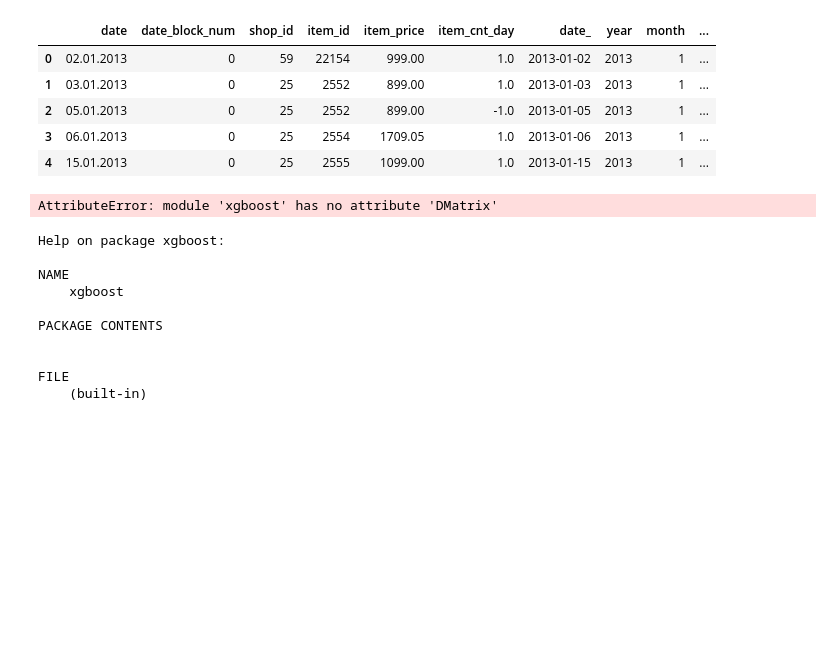
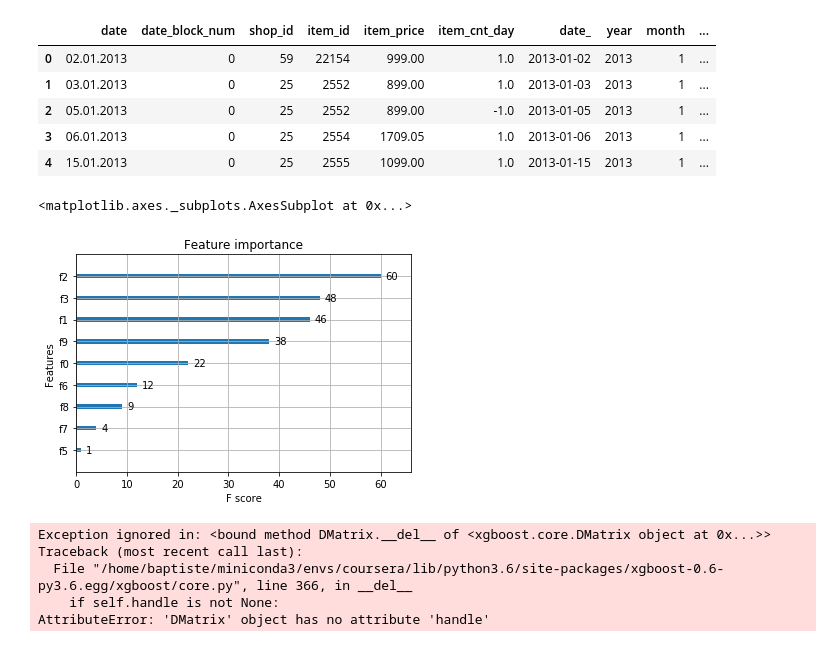
Before and after one commit to Batmobil/htwdsc, a Jupyter notebook: EDA_1st_week.ipynb, the cells around one changed output. Drawn from its saved outputs; the diff is of its cells as text; code cells hidden in the pictures; blank space fills up the shorter version.

Commit message:
adding xgboost regression, feature importance and GridSearch.

```diff
--- a/EDA_1st_week.ipynb
+++ b/EDA_1st_week.ipynb
@@ -291,28 +292,27 @@ train.head()
 # %%
 # read in data
-train_xgb = train.drop(['item_cnt_day'], axis=1)
+train_xgb = train.drop(['item_cnt_day', 'date', 'date_'], axis=1)
 target_xgb = train[['item_cnt_day']]
-dtrain = xgb.DMatrix(train_xgb.values, target_xgb.values)
-# %% [output]
-AttributeError: module 'xgboost' has no attribute 'DMatrix'
+# %%
+X_train, X_test, y_train, y_test = train_test_split( train_xgb, target_xgb, test_size=0.33, shuffle=False)
+# %%
+dtrain = xgb.DMatrix(X_train.values, y_train.values)
+dval = xgb.DMatrix(X_test.values, y_test.values)
+dall = xgb.DMatrix(train_xgb.values, target_xgb.values)
 # %%
 # dtest = xgb.DMatrix('demo/data/agaricus.txt.test')
 # specify parameters via map
-param = {'max_depth':2, 'eta':1, 'silent':1, 'objective':'binary:logistic' }
+param = {'max_depth':7, 'eta':0.1, 'silent':1, 'objective':'reg:linear' }
 num_round = 2
 bst = xgb.train(param, dtrain, num_round)
 # make prediction
 # preds = bst.predict(dtest)
-# %%
-help(xgb)
-# %% [output]
-Help on package xgboost:
-
-NAME
-    xgboost
-
-PACKAGE CONTENTS
-
-
-FILE
-    (built-in)
+# %%
+# feature importance
+xgb.plot_importance(bst)
+# plot
+# plt.bar(range(len(xgb.feature_importances_)), xgb.feature_importances_)
+# plt.show()
+# %% [output]
+<matplotlib.axes._subplots.AxesSubplot at 0x...>
+[figure, added]
@@ -318,0 +328,8 @@ FILE
+# %%
+optimized_GBM.fit(train_xgb.values, target_xgb.values)
+# %% [output]
+Exception ignored in: <bound method DMatrix.__del__ of <xgboost.core.DMatrix object at 0x...>>
+Traceback (most recent call last):
+  File "/home/baptiste/miniconda3/envs/coursera/lib/python3.6/site-packages/xgboost-0.6-py3.6.egg/xgboost/core.py", line 366, in __del__
+    if self.handle is not None:
+AttributeError: 'DMatrix' object has no attribute 'handle'
```
Also changed, not shown: parts of 4 cells of this notebook, 1 other file.
